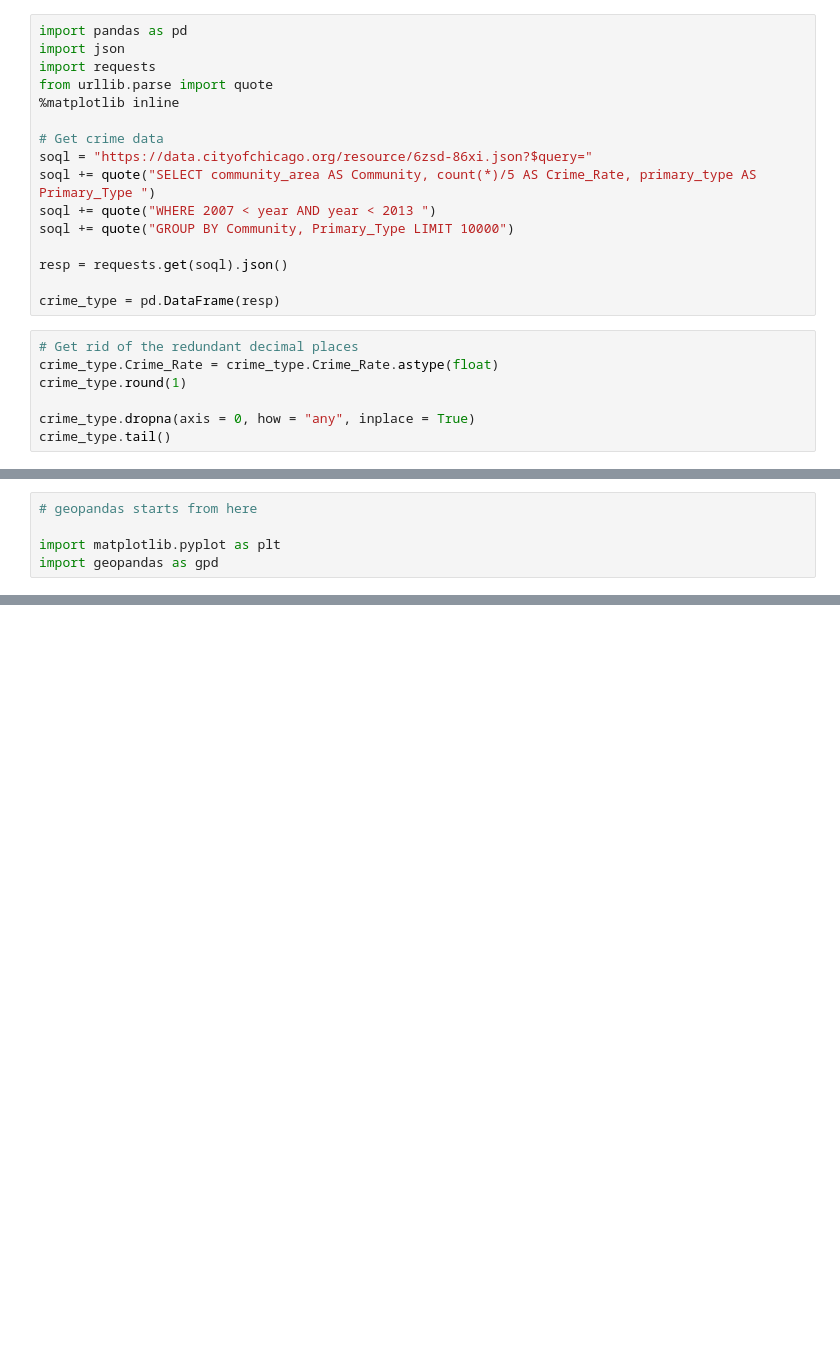
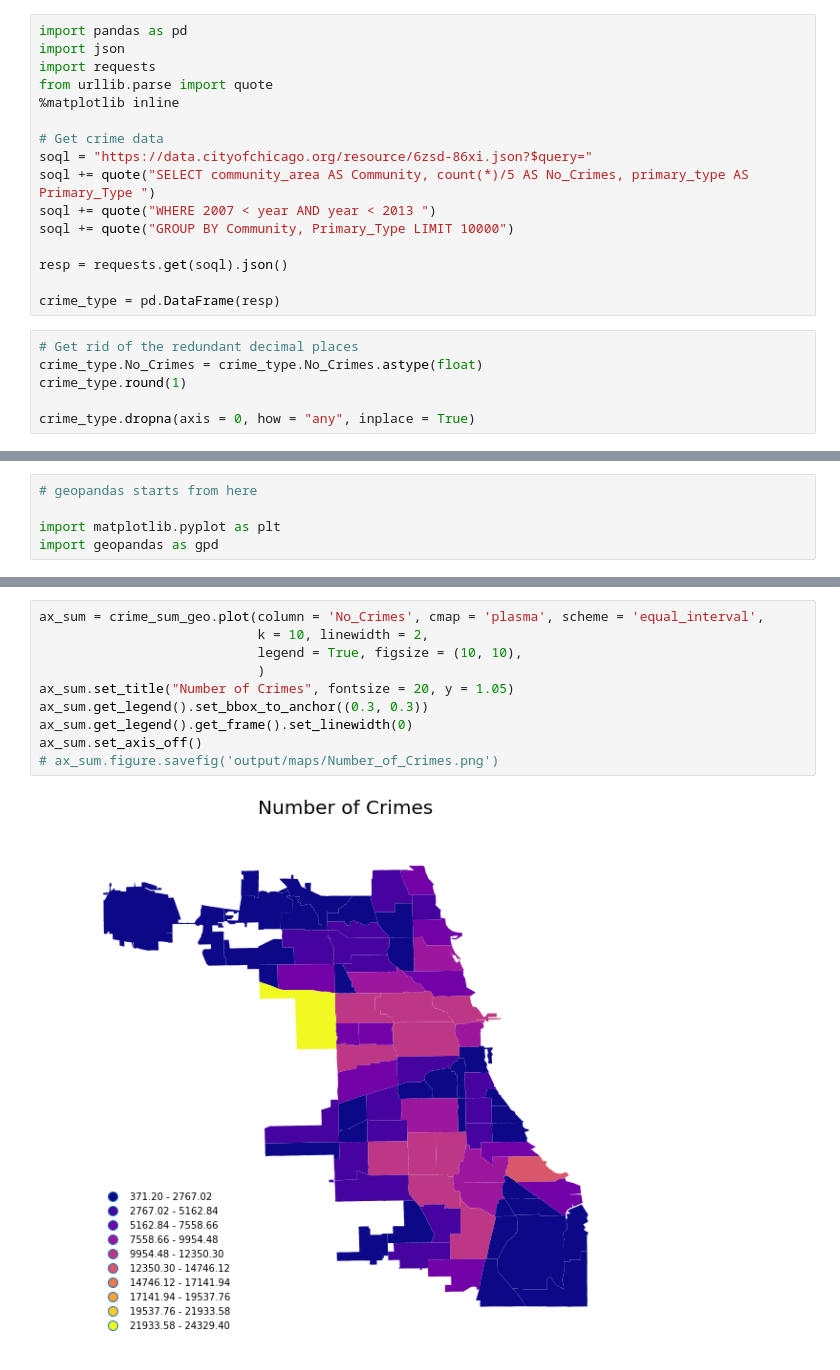
Before and after one commit to bac2qh/ippp_Final_Project, a Jupyter notebook: Crime_Type_plot.ipynb, the cells around one changed output, grey strips where cells are left out. Cells and saved outputs as stored; diff of their text form; blank space fills up the shorter version.

```diff
--- a/Crime_Type_plot.ipynb
+++ b/Crime_Type_plot.ipynb
@@ -7,7 +7,7 @@ from urllib.parse import quote
 
 # Get crime data
 soql = "https://data.cityofchicago.org/resource/6zsd-86xi.json?$query="
-soql += quote("SELECT community_area AS Community, count(*)/5 AS Crime_Rate, primary_type AS Primary_Type ")
+soql += quote("SELECT community_area AS Community, count(*)/5 AS No_Crimes, primary_type AS Primary_Type ")
 soql += quote("WHERE 2007 < year AND year < 2013 ")
 soql += quote("GROUP BY Community, Primary_Type LIMIT 10000")
 
@@ -16,8 +16,7 @@ resp = requests.get(soql).json()
 crime_type = pd.DataFrame(resp)
 # %%
 # Get rid of the redundant decimal places
-crime_type.Crime_Rate = crime_type.Crime_Rate.astype(float)
+crime_type.No_Crimes = crime_type.No_Crimes.astype(float)
 crime_type.round(1)
 
 crime_type.dropna(axis = 0, how = "any", inplace = True)
-crime_type.tail()
@@ -384,0 +50,12 @@ crime_coords = gpd.GeoDataFrame(mix_df,
+# %%
+ax_sum = crime_sum_geo.plot(column = 'No_Crimes', cmap = 'plasma', scheme = 'equal_interval',
+                            k = 10, linewidth = 2,
+                            legend = True, figsize = (10, 10),
+                            )
+ax_sum.set_title("Number of Crimes", fontsize = 20, y = 1.05)
+ax_sum.get_legend().set_bbox_to_anchor((0.3, 0.3))
+ax_sum.get_legend().get_frame().set_linewidth(0)
+ax_sum.set_axis_off()
+# ax_sum.figure.savefig('output/maps/Number_of_Crimes.png')
+# %% [output]
+[figure, added]
```
Also changed, not shown: parts of 52 cells of this notebook, 9 other files.
